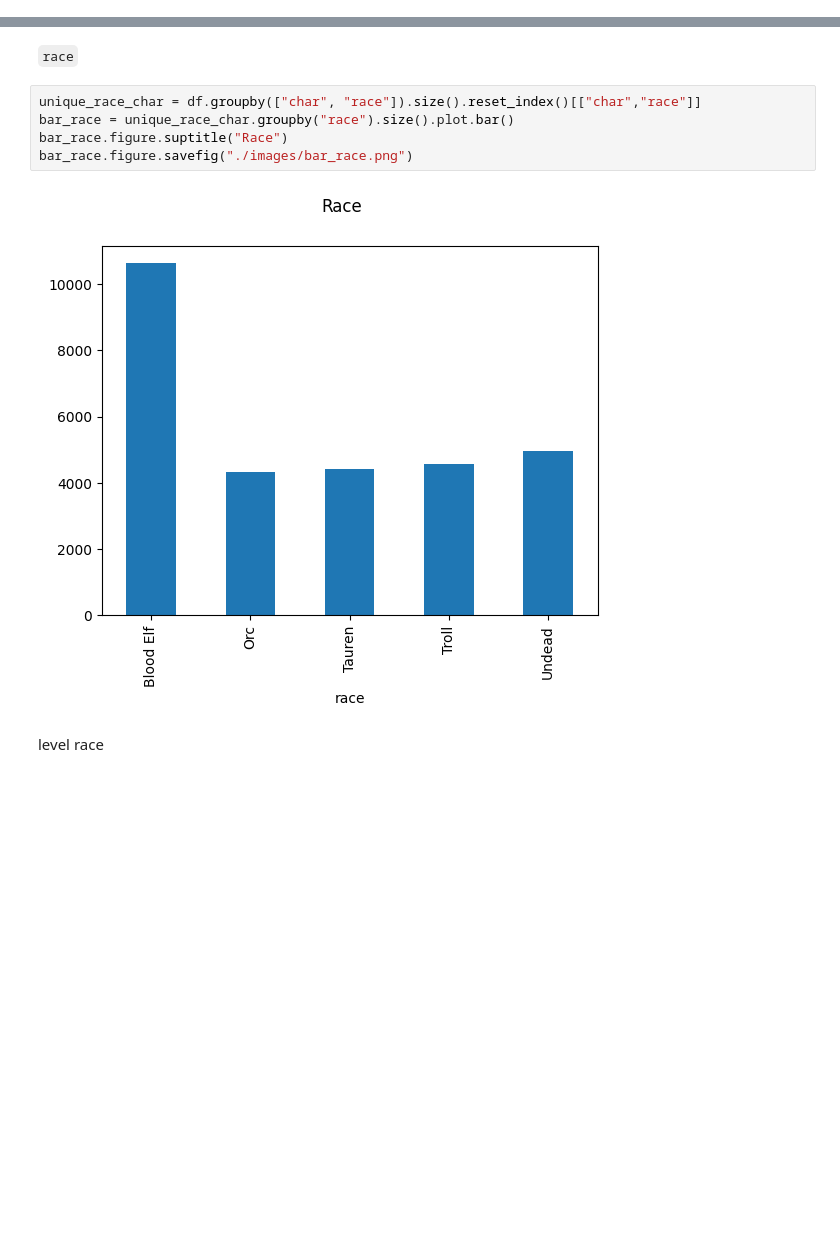
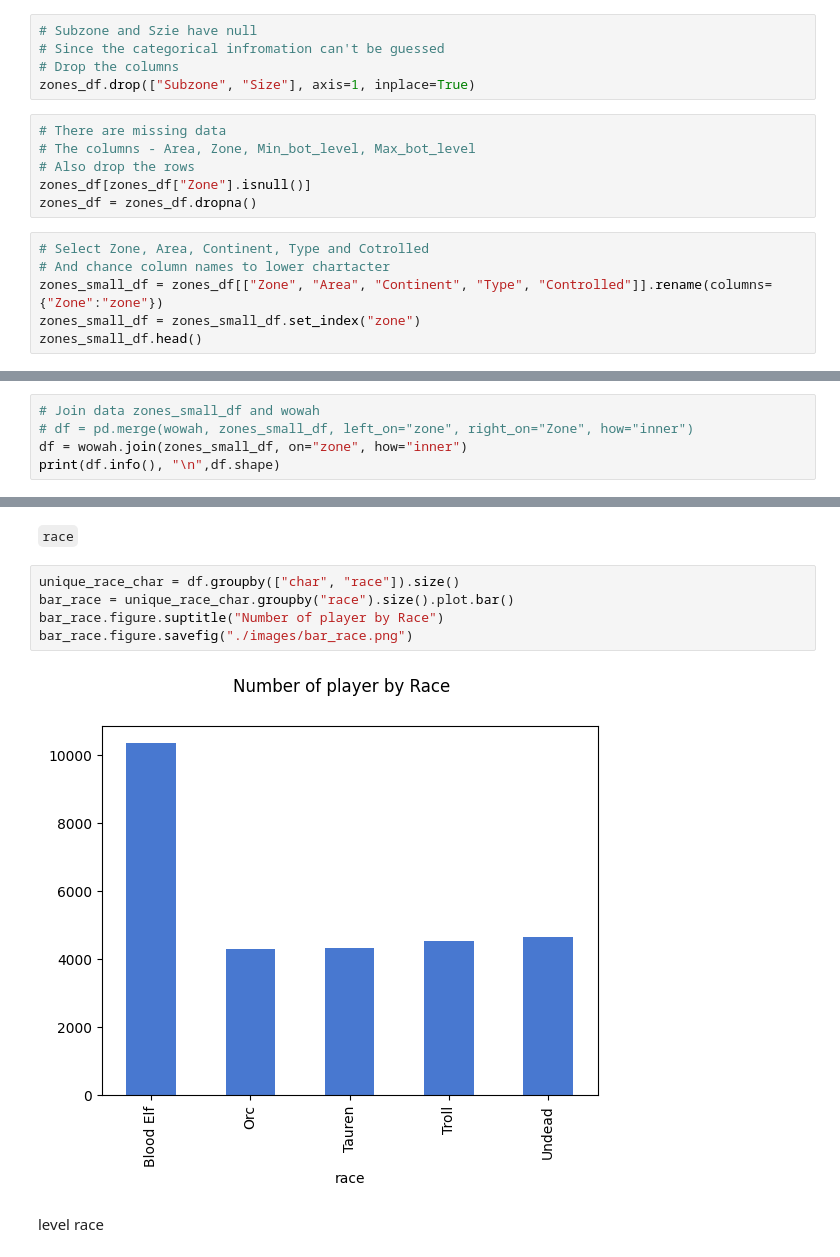
Before and after one commit to xlegend1024/wow-player-churn, a Jupyter notebook: WW-EDA.ipynb, the cells around one changed output, grey strips where cells are left out. Cells and saved outputs as stored; diff of their text form; blank space fills up the shorter version.

```diff
--- a/WW-EDA.ipynb
+++ b/WW-EDA.ipynb
@@ -54,0 +73,17 @@ memory usage: 577.7+ MB
+# %%
+# Subzone and Szie have null
+# Since the categorical infromation can't be guessed
+# Drop the columns
+zones_df.drop(["Subzone", "Size"], axis=1, inplace=True)
+# %%
+# There are missing data
+# The columns - Area, Zone, Min_bot_level, Max_bot_level
+# Also drop the rows
+zones_df[zones_df["Zone"].isnull()]
+zones_df = zones_df.dropna()
+# %%
+# Select Zone, Area, Continent, Type and Cotrolled
+# And chance column names to lower chartacter
+zones_small_df = zones_df[["Zone", "Area", "Continent", "Type", "Controlled"]].rename(columns={"Zone":"zone"})
+zones_small_df = zones_small_df.set_index("zone")
+zones_small_df.head()
@@ -54,0 +98,5 @@ memory usage: 577.7+ MB
+# %%
+# Join data zones_small_df and wowah
+# df = pd.merge(wowah, zones_small_df, left_on="zone", right_on="Zone", how="inner")
+df = wowah.join(zones_small_df, on="zone", how="inner")
+print(df.info(), "\n",df.shape)
@@ -96,11 +195,11 @@ df.groupby(["char","level"]).size().reset_index()[["char","level"]].groupby("lev
 # %% [markdown]
 `race`
 # %%
-unique_race_char = df.groupby(["char", "race"]).size().reset_index()[["char","race"]]
+unique_race_char = df.groupby(["char", "race"]).size()
 bar_race = unique_race_char.groupby("race").size().plot.bar()
-bar_race.figure.suptitle("Race")
+bar_race.figure.suptitle("Number of player by Race")
 bar_race.figure.savefig("./images/bar_race.png")
 # %% [output]
-[figure, old version]
+[figure, new version]
 # %% [markdown]
 level race
```
Also changed, not shown: parts of 105 cells of this notebook, 33 other files.
